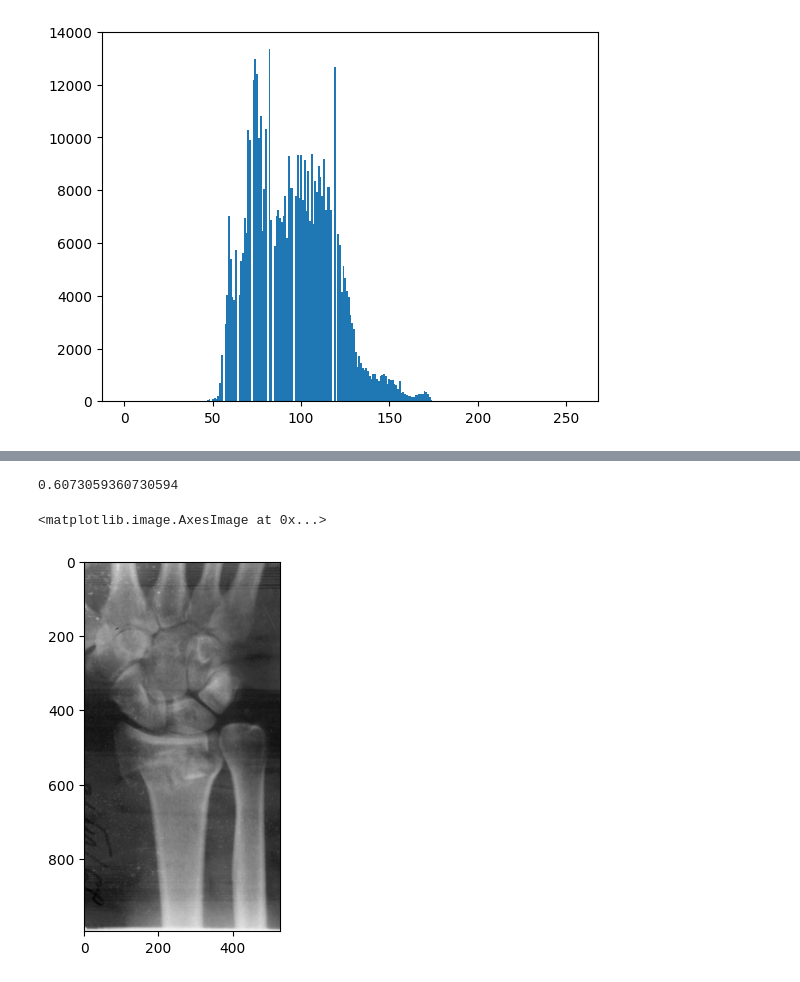
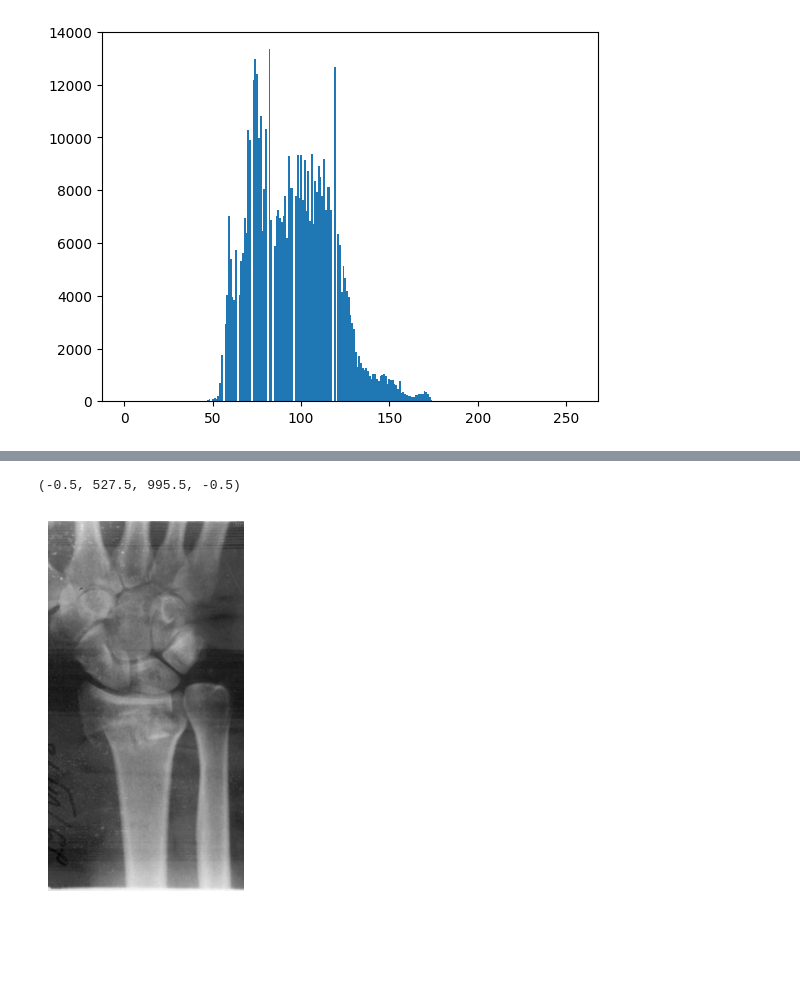
Before and after one commit to GongniR/Mag_2_semester, a Jupyter notebook: ImageProcessing/LW_1/LW_1.ipynb, the cells around one changed output, grey strips where cells are left out. Drawn from its saved outputs; the diff is of its cells as text; code cells hidden in the pictures; blank space fills up the shorter version.

```diff
--- a/ImageProcessing/LW_1/LW_1.ipynb
+++ b/ImageProcessing/LW_1/LW_1.ipynb
@@ -40,7 +50,3 @@ contrast  = (I_max-I_min)/(I_max+I_min)
-# %%
-print(contrast)
-# %% [output]
-0.6073059360730594
 # %%
 def deg_gamma(img, gamma):
     return np.array(255*(img / 255) ** gamma, dtype = 'uint8')
@@ -62,12 +68,13 @@ def hist_normalization(img, a=0, b=255):
 # %%
 img_gamma = deg_gamma(image, 1)
 # %%
-img_norm = hist_normalization(image)
+img_norm = hist_normalization(image_L)
 # %%
 plt.imshow(img_norm, cmap='gray')
+plt.axis('off')
 # %% [output]
-<matplotlib.image.AxesImage at 0x...>
+(-0.5, 527.5, 995.5, -0.5)
-[figure, old version]
+[figure, new version]
 # %%
 ravel  = get_hist(img_norm)
 # %% [output]
```
Also changed, not shown: parts of 19 cells of this notebook, 17 other files.
